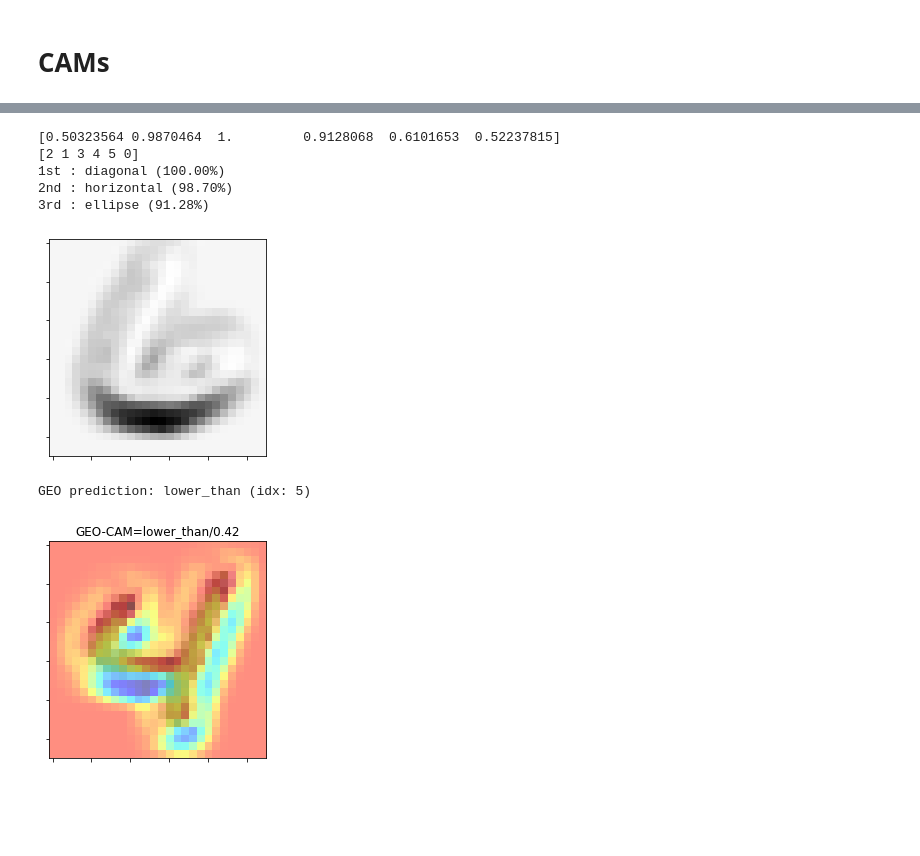
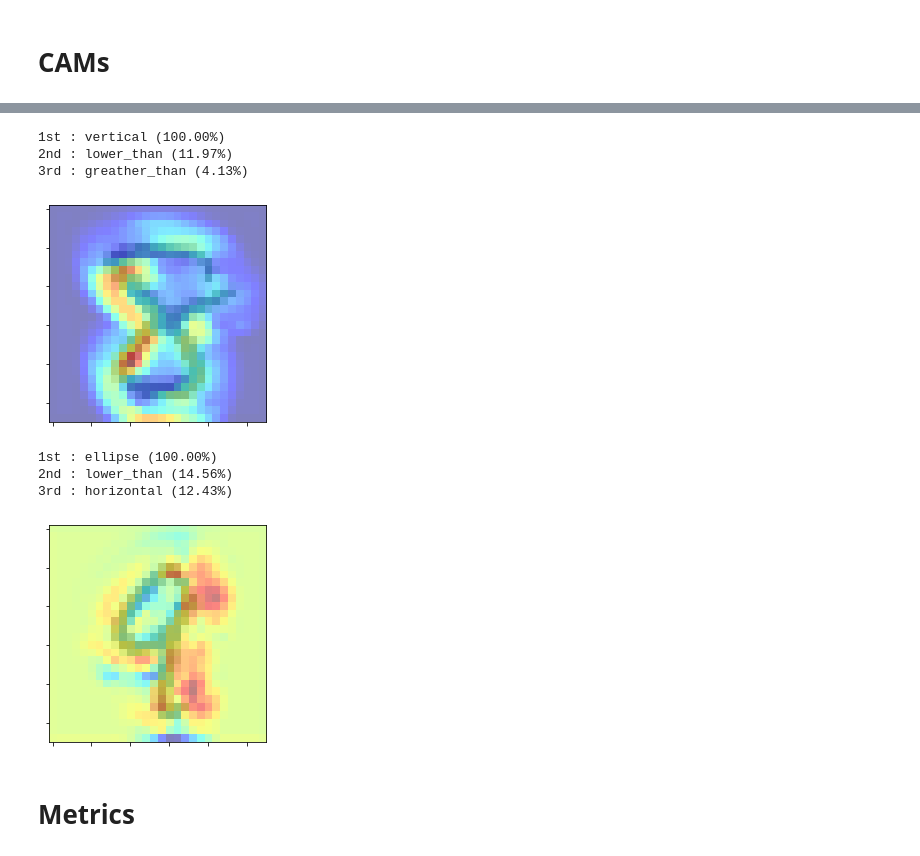
Before and after one commit to fsilvestrim/thesis, a Jupyter notebook: Geo_Cam.ipynb, the cells around one changed output, grey strips where cells are left out. Cells and saved outputs as stored; diff of their text form; code cells hidden in the pictures; blank space fills up the shorter version.

```diff
--- a/Geo_Cam.ipynb
+++ b/Geo_Cam.ipynb
@@ -124,16 +124,19 @@ def get_cam_layers(model):
         last_layers.insert(0, layer)
 
   return conv_layers, last_layers
+# %%
+def get_sample(test_set, idx=-1):
+  idx = random.randint(0, len(test_set[0])) if idx < 0 else idx
+  test_image = test_set[0][idx]
+  test_label = np.argmax(test_set[1][idx])
+
+  return test_image, test_label
 # %%
 def predict(model, image):
   return model.predict(np.expand_dims(image, 0))
 # %%
-def get_prediction(model, test, idx=-1):
-  if idx < 0:
-    idx = random.randint(0, len(test[0]))
-
-  image = test[0][idx]
-  label = np.argmax(test[1][idx])
+def get_prediction(model, test_set, idx=-1):
+  image, label = get_sample(test_set, idx)
   prediction = predict(model, image)
 
   return image, label, prediction, idx
@@ -164,8 +167,9 @@ def format_dataset(num_classes, train, test):
 # %% [markdown]
 #MNIST
 # %%
+mnist_num_classes = 10
 mnist_train, mnist_test = keras.datasets.mnist.load_data()
-mnist_train, mnist_test = format_dataset(10, mnist_train, mnist_test)
+mnist_train, mnist_test = format_dataset(mnist_num_classes, mnist_train, mnist_test)
 
 def create_mnist_model(name, input_shape, num_classes, train=None):
   model = keras.Sequential(
@@ -338,7 +342,7 @@ model_gcm.add(layers.Dropout(0.4))
 # model_gcm.add(layers.Conv2D(filters=512, kernel_size=(3, 3), padding="same", activation="relu"))
 model_gcm.add(layers.Conv2D(filters=128, kernel_size=(3, 3), padding="same", activation="relu"))
 model_gcm.add(layers.GlobalAveragePooling2D())
-model_gcm.add(layers.Dense(10, activation="softmax"))
+model_gcm.add(layers.Dense(mnist_num_classes, activation="softmax"))
 
 # for layer in mnist_layers[1]:
   # model_gcm.add(layer)
@@ -470,46 +477,60 @@ conv output hash: BD57E0213BD3C63D07C19181FA78DFF2A6475FCFF57C2DE3C52EC0363B9A26
 # %%
-image = get_heatmap(gcm_mnist_cam, (28, 28)).reshape(28, 28, 1) * 255
-prediction = predict(model_geo, image)
+# prediction based on cam heatmap (not promissing)
+
+test_image, test_label = get_sample(mnist_test)
+gcm_mnist_cam, gcm_conv_output, gcm_mnist_prediction, _ = grad_cam_pp(test_image, model_gcm)
+heatmap = get_heatmap(gcm_mnist_cam, (28, 28)).reshape(28, 28, 1) * 255
+prediction = predict(model_geo, heatmap)
 
 labels = dataset[2]
 sorted_indexes = np.flip(np.argsort(prediction[0]))
 percentages = prediction[0] / prediction[0][sorted_indexes[0]]
 
-print(percentages)
-print(sorted_indexes)
-
 print(f"1st : {labels[sorted_indexes[0]]} ({percentages[sorted_indexes[0]] * 100:.2f}%)")
 print(f"2nd : {labels[sorted_indexes[1]]} ({percentages[sorted_indexes[1]] * 100:.2f}%)")
 print(f"3rd : {labels[sorted_indexes[2]]} ({percentages[sorted_indexes[2]] * 100:.2f}%)")
 
-show_image(image)
+plt.figure(facecolor='white')
+ax = plt.gca()
+ax.set_xticklabels([])
+ax.set_yticklabels([])
+plt.imshow(test_image.reshape(28, 28), alpha=0.5, cmap='Greys')
+plt.imshow(heatmap.reshape(28, 28), cmap='jet', alpha=0.5)
+plt.show()
 # %% [output]
-[0.50323564 0.9870464  1.         0.9128068  0.6101653  0.52237815]
-[2 1 3 4 5 0]
-1st : diagonal (100.00%)
-2nd : horizontal (98.70%)
-3rd : ellipse (91.28%)
+1st : vertical (100.00%)
+2nd : lower_than (11.97%)
+3rd : greather_than (4.13%)
-[figure, old version]
+[figure, new version]
 # %%
+# prediction based on conv output
+test_image, test_label = get_sample(mnist_test)
+gcm_mnist_cam, gcm_conv_output, gcm_mnist_prediction, _ = grad_cam_pp(test_image, model_gcm)
+assert test_label == gcm_mnist_prediction, "Missmatched ids. Wanted %d, received %d" % (test_idx, test_label)
+
 # CAM for GEO NN (Knowledge Domain Network)
 geo_layers = get_cam_layers(keras.models.clone_model(model_geo))
 model_gcg = keras.Sequential()
 for layer in geo_layers[1]:
   model_gcg.add(layer)
 
 # Prediction
+labels = dataset[2]
 gcg_predictions = model_gcg(gcm_conv_output)
-gcg_prediction_idx = np.argmax(gcg_predictions)
-geo_prediction_label = dataset[2][gcg_prediction_idx]
-print(f"GEO prediction: {geo_prediction_label} (idx: {gcg_prediction_idx})")
+sorted_indexes = np.flip(np.argsort(gcg_predictions[0]))
+percentages = gcg_predictions[0] / gcg_predictions[0][sorted_indexes[0]]
 
-# CAM projection
+print(f"1st : {labels[sorted_indexes[0]]} ({percentages[sorted_indexes[0]] * 100:.2f}%)")
+print(f"2nd : {labels[sorted_indexes[1]]} ({percentages[sorted_indexes[1]] * 100:.2f}%)")
+print(f"3rd : {labels[sorted_indexes[2]]} ({percentages[sorted_indexes[2]] * 100:.2f}%)")
+
+# Debug (CAM projection)
 gcg_mnist_cam = cam_1(model_geo, gcm_conv_output, gcg_prediction_idx)
-gcg_mnist_cam_max = np.max(gcg_mnist_cam)
-
-# Debug
-title = "GEO-CAM=%s/%.2f" % (geo_prediction_label, gcg_mnist_cam_max)
-show_heatmap(test_mnist_image, gcg_mnist_cam, (28, 28, 1), True, title)
+show_heatmap(test_image, gcg_mnist_cam, (28, 28, 1), True)
 # %% [output]
-GEO prediction: lower_than (idx: 5)
+1st : ellipse (100.00%)
+2nd : lower_than (14.56%)
+3rd : horizontal (12.43%)
-[figure, old version]
+[figure, new version]
+# %% [markdown]
+# Metrics
```
Also changed, not shown: parts of 9 cells of this notebook.
